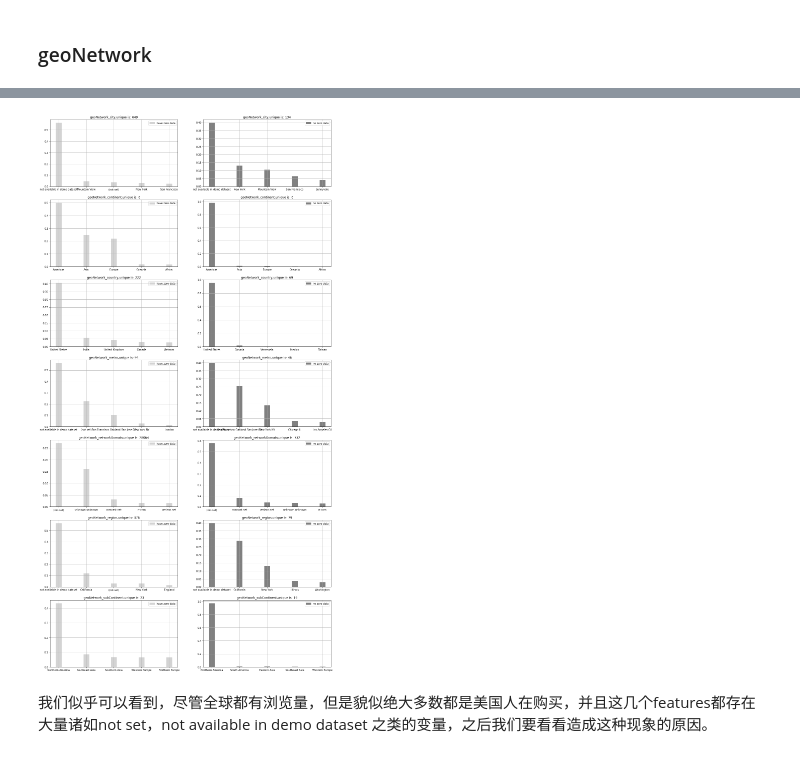
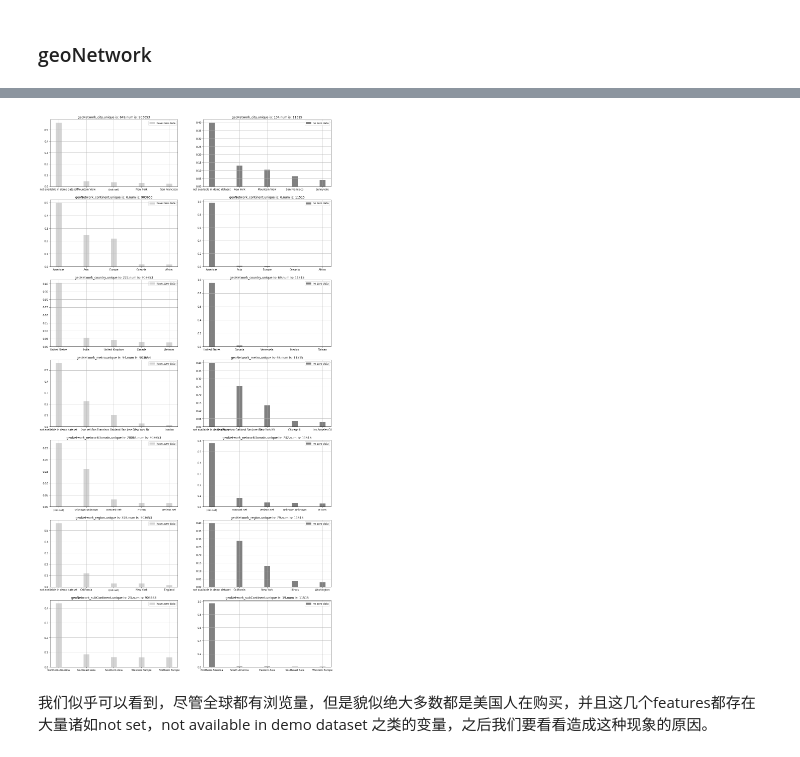
Before and after one commit to chamhoo/kaggle-R, a Jupyter notebook: DEA.ipynb, the cells around one changed output, grey strips where cells are left out. Cells and saved outputs as stored; diff of their text form; code cells hidden in the pictures.

```diff
--- a/DEA.ipynb
+++ b/DEA.ipynb
@@ -204,3 +241,7 @@ train['week'] = train.date.apply(lambda t: t.dayofweek)
+# %%
+idx = train.trafficSource_adContent == 'Google Merchandise Collection'
+holi = train[idx].date.apply(lambda t: t.dayofyear).values
+train['goodAD'] = train.date.apply(lambda t: t.dayofyear in holi)
 # %% [markdown]
 ### socialEngagementType
 # %%
@@ -346,3 +387,6 @@ def plotdevice(df,top=10):
 plotdevice(train,top=5)
 # %% [output]
 [figure]
+# %%
+idx = train.device_browser.value_counts().index[10:-1].values
+train.device_browser.replace(idx,'other').value_counts()
@@ -368,36 +443,36 @@ def plotgeonetwork(df,top=10):
         idx = df.totals_transactionRevenue.notnull()
         value_count1 = df[i].value_counts(dropna=True,normalize=True)[0:top]
         value_count2 = df[idx][i].value_counts(dropna=True,normalize=True)[0:top]
         plt.subplot(7,2,n)
         plt.bar(np.arange(value_count1.shape[0])+1,
                 value_count1.values,
                 width=np.ones(value_count1.shape[0])*0.2,
                 facecolor='lightgray',
                 edgecolor='lightgray',
                 tick_label=value_count1.index.values,
                 label='have zero data')
         plt.legend()
-        plt.title(f'{i},unique is: {df[i].nunique()}')
+        plt.title(f'{i},unique is: {df[i].nunique()},num is: {sum(df[i].notnull())}')
         plt.grid()
         plt.subplot(7,2,n+1)
         plt.grid()
         plt.bar(np.arange(value_count2.shape[0])+1.2,
                 value_count2.values,
                 width=np.ones(value_count2.shape[0])*0.2,
                 facecolor='gray',
                 edgecolor='gray',
                 tick_label=value_count2.index.values,
                 label='no zero data')
-        plt.title(f'{i},unique is: {df[idx][i].nunique()}')
+        plt.title(f'{i},unique is: {df[idx][i].nunique()},num is: {sum(df[idx][i].notnull())}')
         plt.legend()
         n = n+2
     plt.show()
     return None
 
 
 plotgeonetwork(train,top=5)
 # %% [output]
-[figure, old version]
+[figure, new version]
 # %% [markdown]
 我们似乎可以看到，尽管全球都有浏览量，但是貌似绝大多数都是美国人在购买，并且这几个features都存在大量诸如not set，not available in demo dataset 之类的变量，之后我们要看看造成这种现象的原因。
 # %%
```
Also changed, not shown: parts of 18 cells of this notebook, 1 other file.
